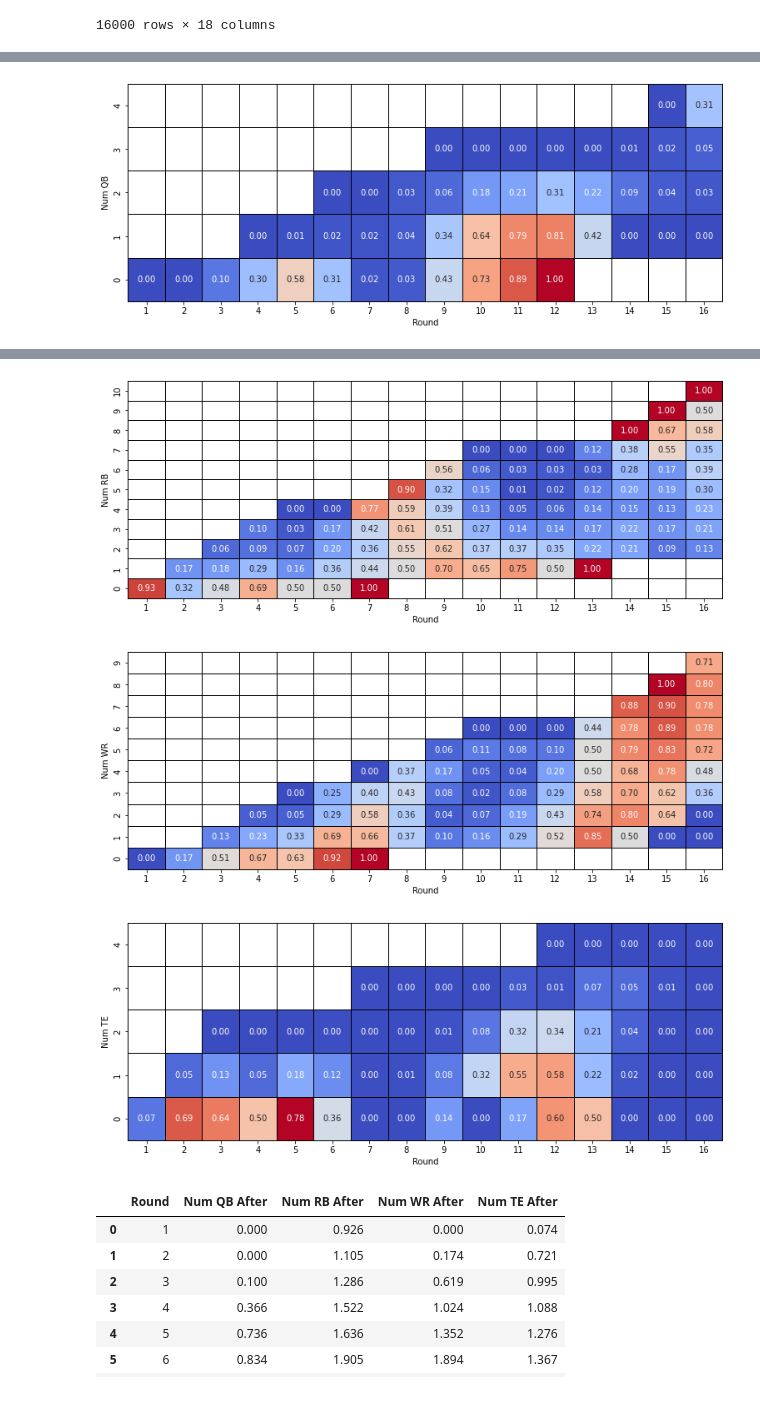
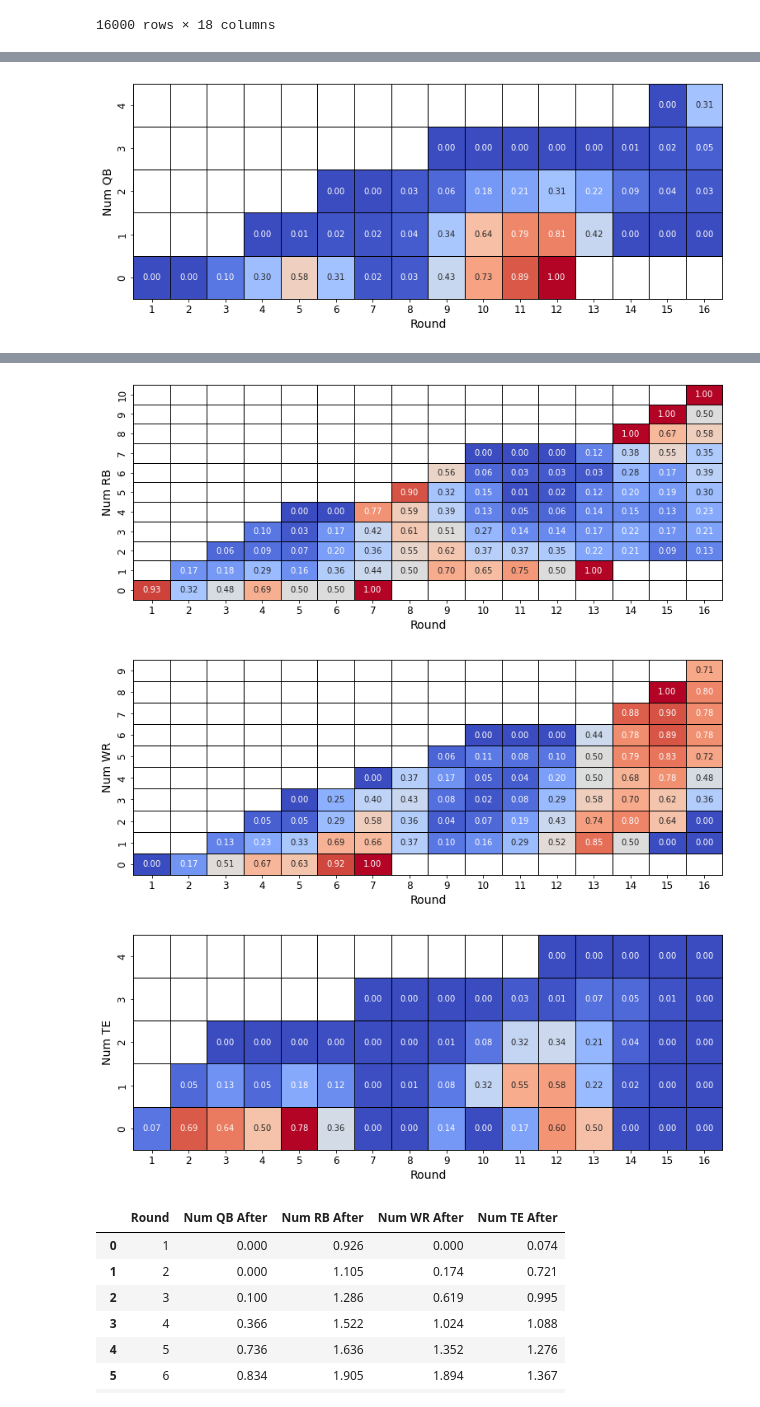
Before and after one commit to shughes1000/fantasy-football-reinforcement-learning, a Jupyter notebook: best_model_plots.ipynb, the cells around one changed output, grey strips where cells are left out. Drawn from its saved outputs; the diff is of its cells as text; code cells hidden in the pictures.

Commit message:
updated font sizes

```diff
--- a/best_model_plots.ipynb
+++ b/best_model_plots.ipynb
@@ -78,19 +78,28 @@ df_qbs
 # %%
 import matplotlib.pyplot as plt
 import seaborn as sns
+
+plt.rcParams.update({
+    'font.size': 12,
+    'axes.labelsize': 14,
+    'axes.titlesize': 16,
+    'legend.fontsize': 12,
+    'xtick.labelsize': 12,
+    'ytick.labelsize': 12
+})
 
 plt.figure(figsize=(12.8, 4.8))
 
 sns.heatmap(
     df_qbs, annot=True, fmt='.2f', cmap='coolwarm', cbar=False,
     linewidths=1, linecolor='black', clip_on=False
 )
 
 plt.gca().invert_yaxis()
 
 plt.show()
 # %% [output]
-[figure, old version]
+[figure, new version]
 # %%
 df_rbs = df.pivot_table(values='RB Selected', index='Num RB', columns='Round', aggfunc='mean')
 
@@ -121,7 +130,7 @@ plt.gca().invert_yaxis()
 
 plt.show()
 # %% [output]
-[figure, old version]
+[figure, new version]
 # %%
 df_wrs = df.pivot_table(values='WR Selected', index='Num WR', columns='Round', aggfunc='mean')
 
@@ -136,7 +145,7 @@ plt.gca().invert_yaxis()
 
 plt.show()
 # %% [output]
-[figure, old version]
+[figure, new version]
 # %%
 df_tes = df.pivot_table(values='TE Selected', index='Num TE', columns='Round', aggfunc='mean')
 
@@ -151,7 +160,7 @@ plt.gca().invert_yaxis()
 
 plt.show()
 # %% [output]
-[figure, old version]
+[figure, new version]
 # %%
 df_groupby_round = df.groupby(['Round'])[['Num QB After', 'Num RB After', 'Num WR After', 'Num TE After']].mean().reset_index()
 
```
Also changed, not shown: parts of 5 cells of this notebook, 1 other file.
